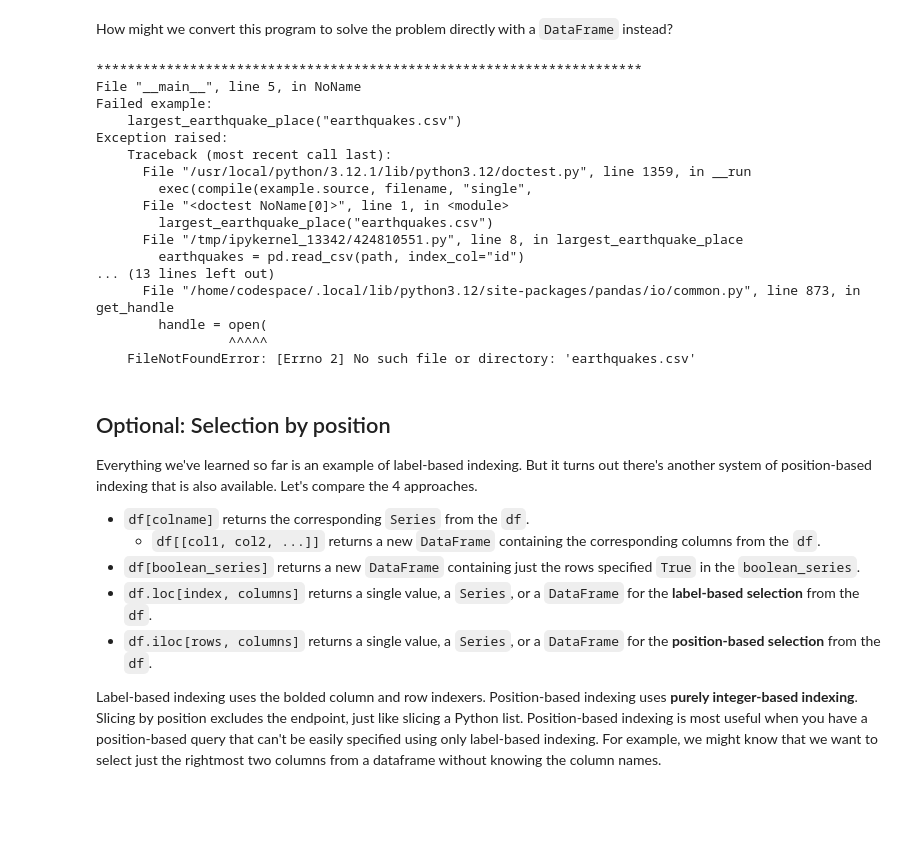
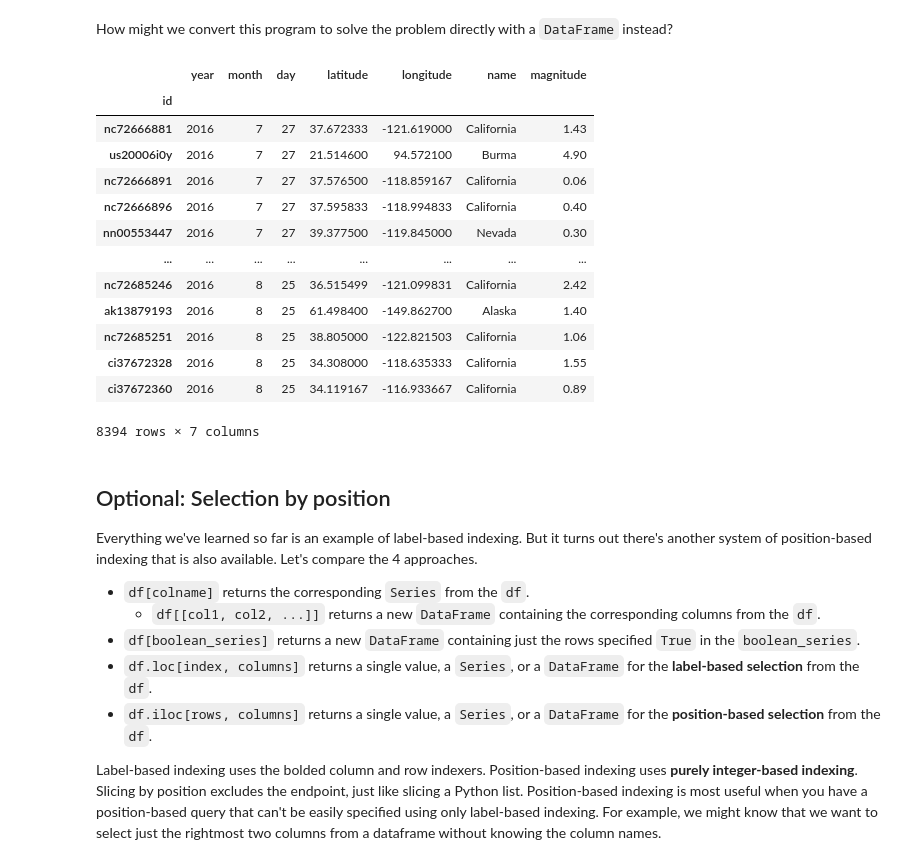
Before and after one commit to SHTG1itch/prep-for-data-structures, a Jupyter notebook: data-frames.ipynb, the cells around one changed output. Cells and saved outputs as stored; diff of their text form; code cells hidden in the pictures; blank space fills up the shorter version.

```diff
--- a/data-frames.ipynb
+++ b/data-frames.ipynb
@@ -312,35 +294,33 @@ How might we convert this program to solve the problem directly with a `DataFram
 # %%
 def largest_earthquake_place(path):
     """
     Returns the name of the place with the largest-magnitude earthquake in the specified CSV file.
 
     >>> largest_earthquake_place("earthquakes.csv")
     'Northern Mariana Islands'
     """
     earthquakes = pd.read_csv(path, index_col="id")
     display(earthquakes) # Helpful for debugging: delete when done
-    ...
-
+    magnitude = pd.to_numeric(earthquakes["magnitude"])
+    mag_idx = magnitude.idxmax()
+    return earthquakes.loc[mag_idx, "name"]
 
 doctest.run_docstring_examples(largest_earthquake_place, globals())
 # %% [output]
+|  | year | month | day | latitude | longitude | name | magnitude |
+| id |  |  |  |  |  |  |  |
+| nc72666881 | 2016 | 7 | 27 | 37.672333 | -121.619000 | California | 1.43 |
+| us20006i0y | 2016 | 7 | 27 | 21.514600 | 94.572100 | Burma | 4.90 |
+| nc72666891 | 2016 | 7 | 27 | 37.576500 | -118.859167 | California | 0.06 |
+| nc72666896 | 2016 | 7 | 27 | 37.595833 | -118.994833 | California | 0.40 |
+| nn00553447 | 2016 | 7 | 27 | 39.377500 | -119.845000 | Nevada | 0.30 |
+| ... | ... | ... | ... | ... | ... | ... | ... |
+| nc72685246 | 2016 | 8 | 25 | 36.515499 | -121.099831 | California | 2.42 |
+| ak13879193 | 2016 | 8 | 25 | 61.498400 | -149.862700 | Alaska | 1.40 |
+| nc72685251 | 2016 | 8 | 25 | 38.805000 | -122.821503 | California | 1.06 |
+| ci37672328 | 2016 | 8 | 25 | 34.308000 | -118.635333 | California | 1.55 |
+| ci37672360 | 2016 | 8 | 25 | 34.119167 | -116.933667 | California | 0.89 |
-**********************************************************************
-File "__main__", line 5, in NoName
-Failed example:
-    largest_earthquake_place("earthquakes.csv")
-Exception raised:
-    Traceback (most recent call last):
-      File "/usr/local/python/3.12.1/lib/python3.12/doctest.py", line 1359, in __run
-        exec(compile(example.source, filename, "single",
-      File "<doctest NoName[0]>", line 1, in <module>
-        largest_earthquake_place("earthquakes.csv")
-      File "/tmp/ipykernel_13342/424810551.py", line 8, in largest_earthquake_place
-        earthquakes = pd.read_csv(path, index_col="id")
-... (13 lines left out)
-      File "/home/codespace/.local/lib/python3.12/site-packages/pandas/io/common.py", line 873, in get_handle
-        handle = open(
-                 ^^^^^
-    FileNotFoundError: [Errno 2] No such file or directory: 'earthquakes.csv'
+8394 rows × 7 columns
 # %% [markdown]
 ## Optional: Selection by position
 
```
Also changed, not shown: parts of 1 cell of this notebook.
